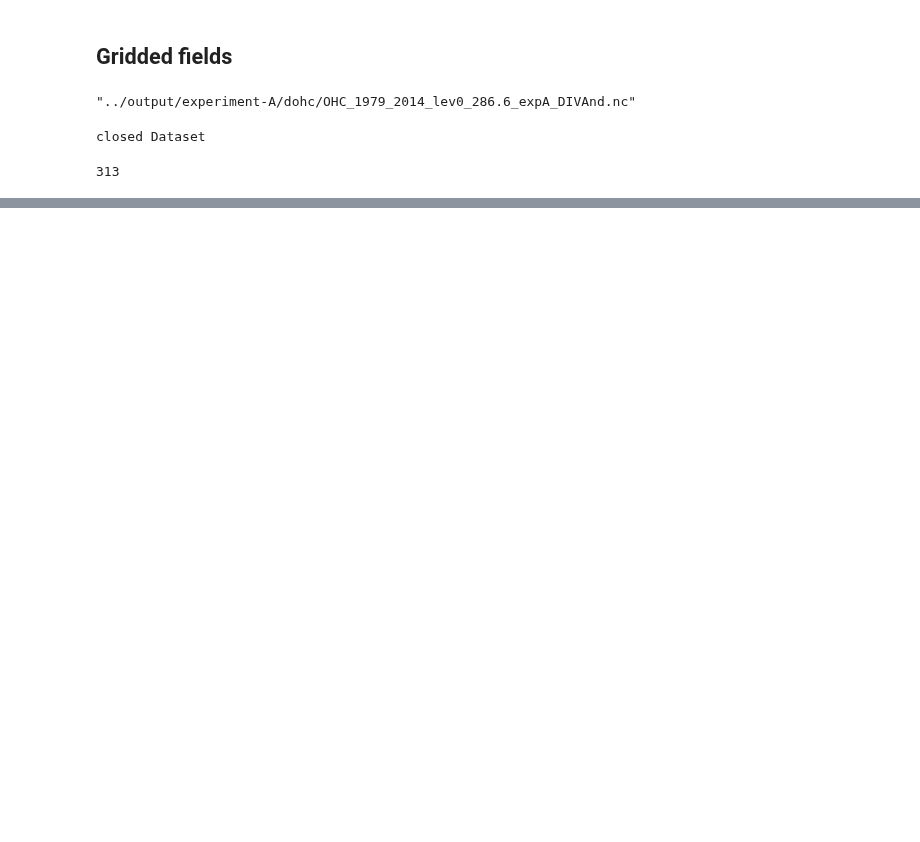
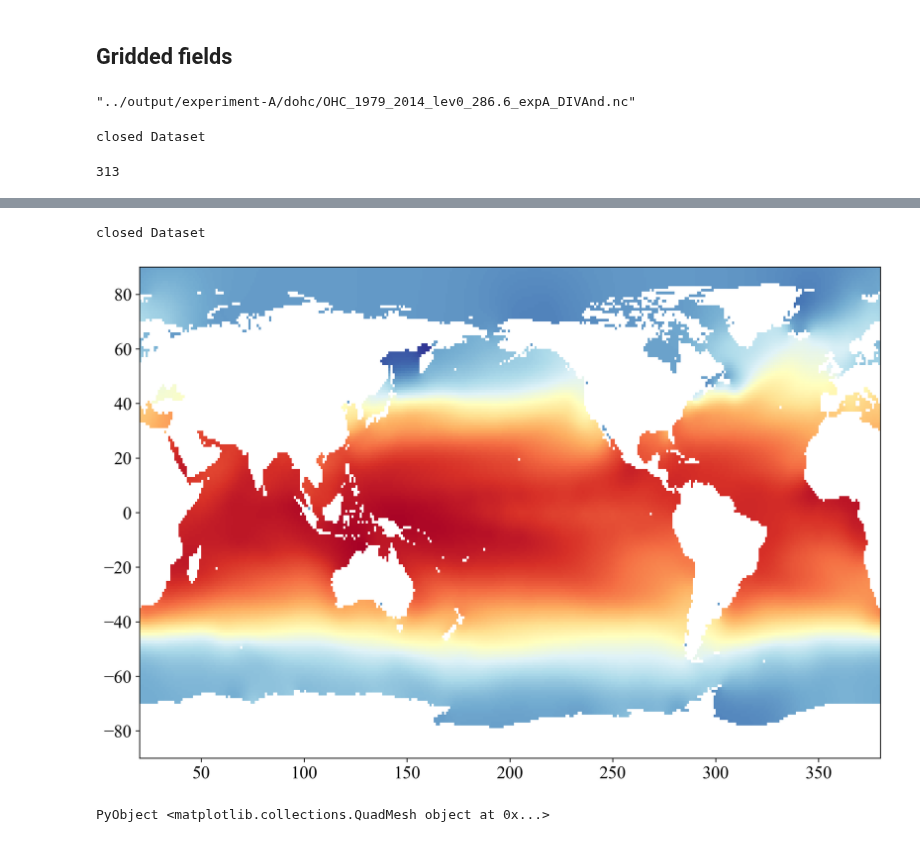
Before and after one commit to gher-uliege/DIVAnd-ME4OH, a Jupyter notebook: src/make_plots_map.ipynb, the cells around one changed output, grey strips where cells are left out. Saved outputs shown, nothing was run; the diff lists cells and outputs as text; code cells hidden in the pictures; blank space fills up the shorter version.

Commit message:
solve issue with plots

```diff
--- a/src/make_plots_map.ipynb
+++ b/src/make_plots_map.ipynb
@@ -85,0 +124,4 @@ plt.show()
+# %%
+thetimeperiod = timeperiod2
+climfile = "../output/experiment-C/temperature_climatology_$(thetimeperiod[1])_$(thetimeperiod[end]).nc"
+isfile(climfile) ? @info("Working on file $(climfile)") : @error("File doesn't exist")
@@ -85,0 +182,13 @@ plt.show()
+# %%
+nc = NCDataset(climfile, "r")
+depth = nc["depth"][:]
+gooddepth = findfirst(depth .== depth[1]);
+T = nc["temperature"][:,:,gooddepth,1]
+close(nc)
+# %% [output]
+closed Dataset
+# %%
+plt.pcolormesh(longrid, latgrid, T', cmap=plt.cm.RdYlBu_r)
+# %% [output]
+[figure, added]
+PyObject <matplotlib.collections.QuadMesh object at 0x...>
```
Also changed, not shown: parts of 9 cells of this notebook.
